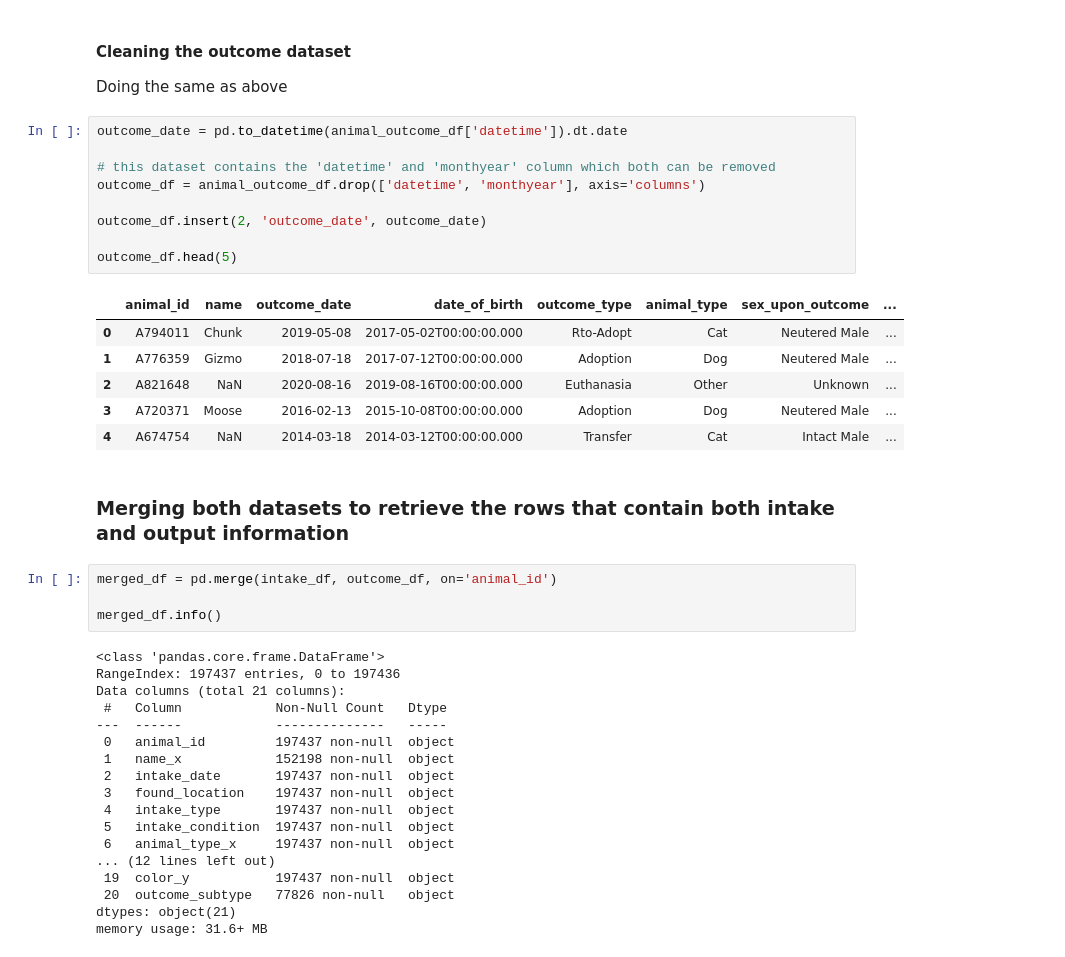
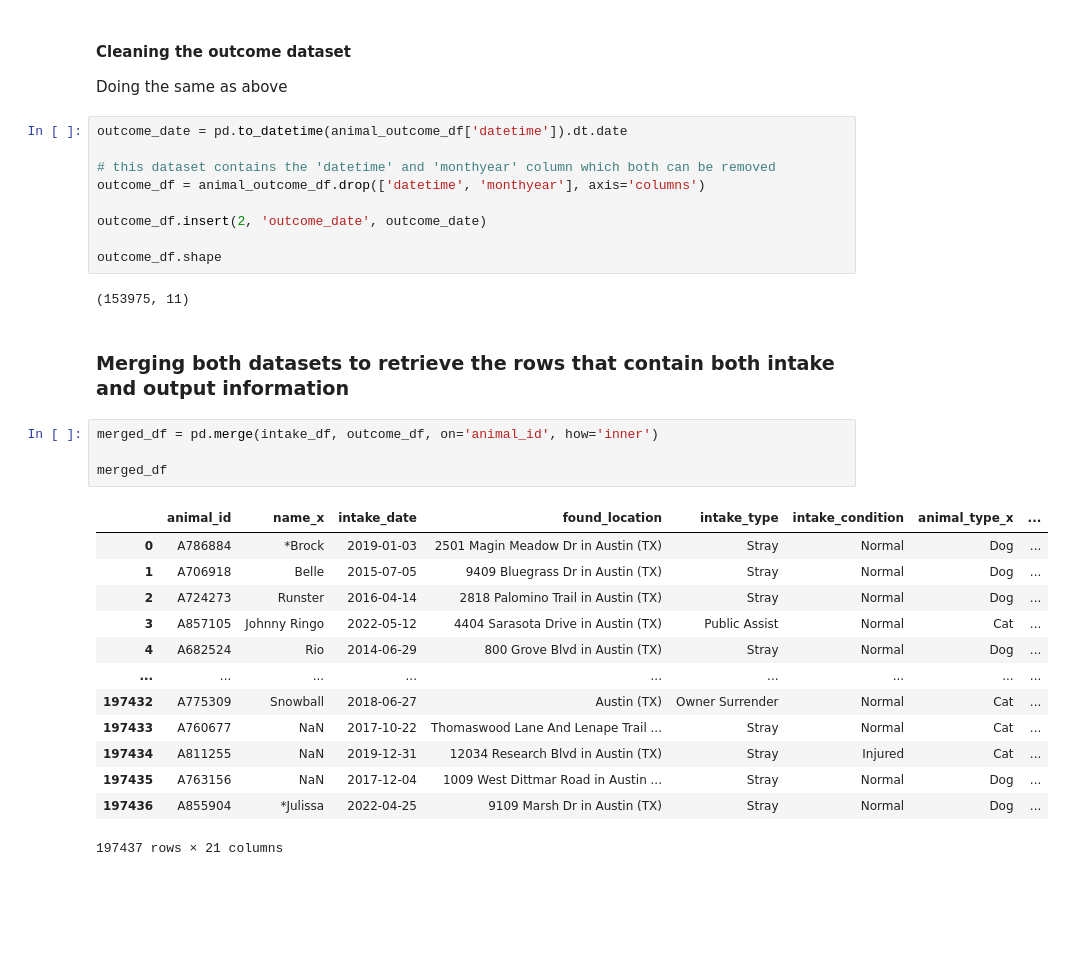
Before and after one commit to a-messmer/AAC_prelim_data_analysis_project, a Jupyter notebook: Project-api.ipynb, the cells around one changed output. Cells and saved outputs as stored; diff of their text form; blank space fills up the shorter version.

```diff
--- a/Project-api.ipynb
+++ b/Project-api.ipynb
@@ -148,35 +149,26 @@ outcome_df = animal_outcome_df.drop(['datetime', 'monthyear'], axis='columns')
 
 outcome_df.insert(2, 'outcome_date', outcome_date)
 
-outcome_df.head(5)
+outcome_df.shape
 # %% [output]
-|  | animal_id | name | outcome_date | date_of_birth | outcome_type | animal_type | sex_upon_outcome | ... |
-| 0 | A794011 | Chunk | 2019-05-08 | 2017-05-02T00:00:00.000 | Rto-Adopt | Cat | Neutered Male | ... |
-| 1 | A776359 | Gizmo | 2018-07-18 | 2017-07-12T00:00:00.000 | Adoption | Dog | Neutered Male | ... |
-| 2 | A821648 | NaN | 2020-08-16 | 2019-08-16T00:00:00.000 | Euthanasia | Other | Unknown | ... |
-| 3 | A720371 | Moose | 2016-02-13 | 2015-10-08T00:00:00.000 | Adoption | Dog | Neutered Male | ... |
-| 4 | A674754 | NaN | 2014-03-18 | 2014-03-12T00:00:00.000 | Transfer | Cat | Intact Male | ... |
+(153975, 11)
 # %% [markdown]
 ### Merging both datasets to retrieve the rows that contain both intake and output information
 # %%
-merged_df = pd.merge(intake_df, outcome_df, on='animal_id')
+merged_df = pd.merge(intake_df, outcome_df, on='animal_id', how='inner')
 
-merged_df.info()
+merged_df
 # %% [output]
+|  | animal_id | name_x | intake_date | found_location | intake_type | intake_condition | animal_type_x | ... |
+| 0 | A786884 | *Brock | 2019-01-03 | 2501 Magin Meadow Dr in Austin (TX) | Stray | Normal | Dog | ... |
+| 1 | A706918 | Belle | 2015-07-05 | 9409 Bluegrass Dr in Austin (TX) | Stray | Normal | Dog | ... |
+| 2 | A724273 | Runster | 2016-04-14 | 2818 Palomino Trail in Austin (TX) | Stray | Normal | Dog | ... |
+| 3 | A857105 | Johnny Ringo | 2022-05-12 | 4404 Sarasota Drive in Austin (TX) | Public Assist | Normal | Cat | ... |
+| 4 | A682524 | Rio | 2014-06-29 | 800 Grove Blvd in Austin (TX) | Stray | Normal | Dog | ... |
+| ... | ... | ... | ... | ... | ... | ... | ... | ... |
+| 197432 | A775309 | Snowball | 2018-06-27 | Austin (TX) | Owner Surrender | Normal | Cat | ... |
+| 197433 | A760677 | NaN | 2017-10-22 | Thomaswood Lane And Lenape Trail ... | Stray | Normal | Cat | ... |
+| 197434 | A811255 | NaN | 2019-12-31 | 12034 Research Blvd in Austin (TX) | Stray | Injured | Cat | ... |
+| 197435 | A763156 | NaN | 2017-12-04 | 1009 West Dittmar Road in Austin ... | Stray | Normal | Dog | ... |
+| 197436 | A855904 | *Julissa | 2022-04-25 | 9109 Marsh Dr in Austin (TX) | Stray | Normal | Dog | ... |
-<class 'pandas.core.frame.DataFrame'>
-RangeIndex: 197437 entries, 0 to 197436
-Data columns (total 21 columns):
- #   Column            Non-Null Count   Dtype
----  ------            --------------   -----
- 0   animal_id         197437 non-null  object
- 1   name_x            152198 non-null  object
- 2   intake_date       197437 non-null  object
- 3   found_location    197437 non-null  object
- 4   intake_type       197437 non-null  object
- 5   intake_condition  197437 non-null  object
- 6   animal_type_x     197437 non-null  object
-... (12 lines left out)
- 19  color_y           197437 non-null  object
- 20  outcome_subtype   77826 non-null   object
-dtypes: object(21)
-memory usage: 31.6+ MB
+197437 rows × 21 columns
```
Also changed, not shown: parts of 3 cells of this notebook.
